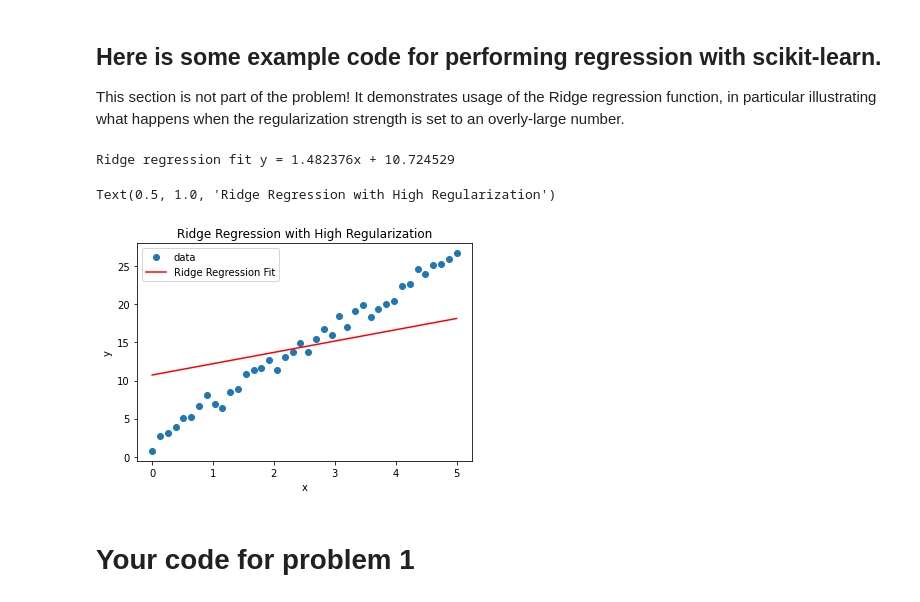
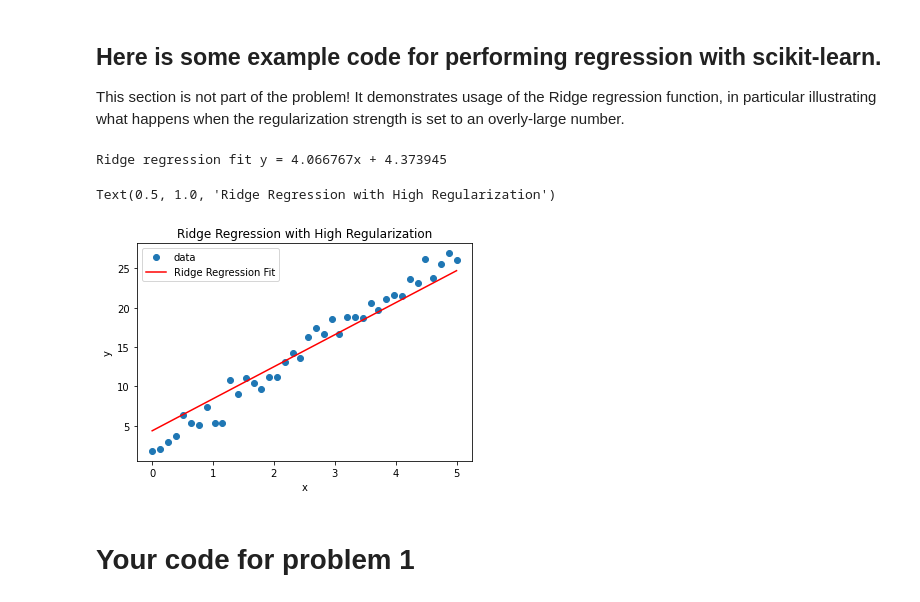
Before and after one commit to sukishore12/Caltech-CS155-2023, a Jupyter notebook: set2/set2_prob1.ipynb, the cells around one changed output. Drawn from its saved outputs; the diff is of its cells as text; code cells hidden in the pictures.

```diff
--- a/set2/set2_prob1.ipynb
+++ b/set2/set2_prob1.ipynb
@@ -63,31 +63,31 @@ def make_plot(X, y, clf, title, filename):
 This section is not part of the problem! It demonstrates usage of the Ridge regression function, in particular illustrating what happens when the regularization strength is set to an overly-large number.
 # %%
 # Instantiate a Ridge regression object:
-ridge = Ridge(alpha = 200)
+ridge = Ridge(alpha = 20)
 
 # Generate some fake data: y is linearly dependent on x, plus some noise.
 n_pts = 40
 
 x = np.linspace(0, 5, n_pts)
 y_1 = 5 * x + np.random.randn(n_pts) + 2
 
 x = np.reshape(x, (-1, 1))   # Ridge regression function expects a 2D matrix
 
 plt.figure()
 plt.plot(x, y_1, marker = 'o', linewidth = 0)
 
 ridge.fit(x, y_1)   # Fit the ridge regression model to the data
 print('Ridge regression fit y = %fx + %f' % (ridge.coef_, ridge.intercept_))
 
 # Add ridge regression line to the plot:
 plt.plot(x, ridge.coef_ * x + ridge.intercept_, color = 'red')
 plt.legend(['data', 'Ridge Regression Fit'])
 plt.xlabel('x')
 plt.ylabel('y')
 plt.title('Ridge Regression with High Regularization')
 # %% [output]
-Ridge regression fit y = 1.482376x + 10.724529
+Ridge regression fit y = 4.066767x + 4.373945
 Text(0.5, 1.0, 'Ridge Regression with High Regularization')
-[figure, old version]
+[figure, new version]
 # %% [markdown]
 # Your code for problem 1
```
Also changed, not shown: parts of 2 cells of this notebook, 18 other files.
